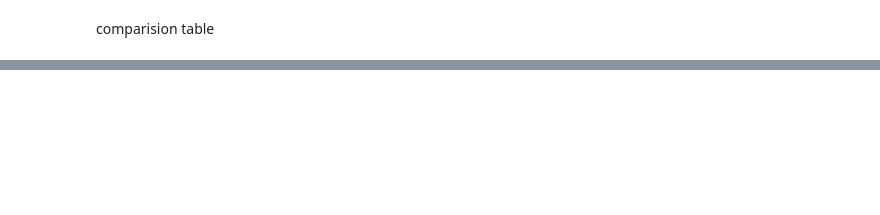
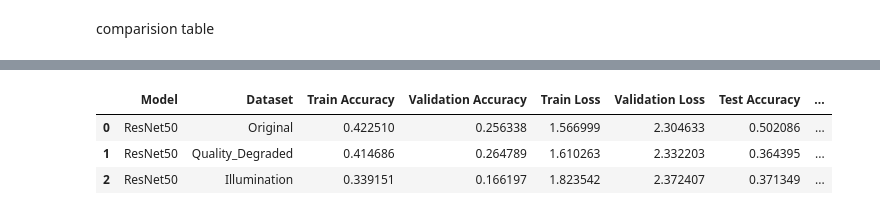
Before and after one commit to akhilrattan/machine-learning, a Jupyter notebook: transferLearning.ipynb, the cells around one changed output, grey strips where cells are left out. Cells and saved outputs as stored; diff of their text form; code cells hidden in the pictures; blank space fills up the shorter version.

```diff
--- a/transferLearning.ipynb
+++ b/transferLearning.ipynb
@@ -1041,74 +1044,74 @@ comparison_results = []
 
 # ------------------- VGG16 -------------------
 
-for dataset_name in metrics.keys():
+# for dataset_name in metrics.keys():
 
-    comparison_results.append({
+#     comparison_results.append({
 
-        "Model": "VGG16",
+#         "Model": "VGG16",
 
-        "Dataset": dataset_name,
+#         "Dataset": dataset_name,
 
-        "Train Accuracy":
-            max(history[dataset_name].history['accuracy']),
+#         "Train Accuracy":
+#             max(history[dataset_name].history['accuracy']),
 
-        "Validation Accuracy":
-            max(history[dataset_name].history['val_accuracy']),
+#         "Validation Accuracy":
+#             max(history[dataset_name].history['val_accuracy']),
 
-        "Train Loss":
-            min(history[dataset_name].history['loss']),
+#         "Train Loss":
+#             min(history[dataset_name].history['loss']),
 
-        "Validation Loss":
-            min(history[dataset_name].history['val_loss']),
+#         "Validation Loss":
+#             min(history[dataset_name].history['val_loss']),
 
-        "Test Accuracy":
-            metrics[dataset_name]["Accuracy"],
+#         "Test Accuracy":
+#             metrics[dataset_name]["Accuracy"],
 
-        "Precision":
-            metrics[dataset_name]["Precision"],
+#         "Precision":
+#             metrics[dataset_name]["Precision"],
 
-        "Recall":
-            metrics[dataset_name]["Recall"],
+#         "Recall":
+#             metrics[dataset_name]["Recall"],
 
-        "F1 Score":
-            metrics[dataset_name]["F1 Score"]
-    })
+#         "F1 Score":
+#             metrics[dataset_name]["F1 Score"]
+#     })
 
 
-# ---------------- MobileNetV2 ----------------
+# # ---------------- MobileNetV2 ----------------
 
-for dataset_name in mobilenet_metrics.keys():
+# for dataset_name in mobilenet_metrics.keys():
 
-    comparison_results.append({
+#     comparison_results.append({
 
-        "Model": "MobileNetV2",
+#         "Model": "MobileNetV2",
 
-        "Dataset": dataset_name,
+#         "Dataset": dataset_name,
 
-        "Train Accuracy":
-            max(mobilenet_history[dataset_name].history['accuracy']),
+#         "Train Accuracy":
+#             max(mobilenet_history[dataset_name].history['accuracy']),
 
-        "Validation Accuracy":
-            max(mobilenet_history[dataset_name].history['val_accuracy']),
+#         "Validation Accuracy":
+#             max(mobilenet_history[dataset_name].history['val_accuracy']),
 
-        "Train Loss":
-            min(mobilenet_history[dataset_name].history['loss']),
+#         "Train Loss":
+#             min(mobilenet_history[dataset_name].history['loss']),
 
-        "Validation Loss":
-            min(mobilenet_history[dataset_name].history['val_loss']),
+#         "Validation Loss":
+#             min(mobilenet_history[dataset_name].history['val_loss']),
 
-        "Test Accuracy":
-            mobilenet_metrics[dataset_name]["Accuracy"],
+#         "Test Accuracy":
+#             mobilenet_metrics[dataset_name]["Accuracy"],
 
-        "Precision":
-            mobilenet_metrics[dataset_name]["Precision"],
+#         "Precision":
+#             mobilenet_metrics[dataset_name]["Precision"],
 
-        "Recall":
-            mobilenet_metrics[dataset_name]["Recall"],
+#         "Recall":
+#             mobilenet_metrics[dataset_name]["Recall"],
 
-        "F1 Score":
-            mobilenet_metrics[dataset_name]["F1 Score"]
-    })
+#         "F1 Score":
+#             mobilenet_metrics[dataset_name]["F1 Score"]
+#     })
 
 
 # ----------------- ResNet50 ------------------
@@ -1155,3 +1157,7 @@ TypeError: 'History' object is not subscriptable
+|  | Model | Dataset | Train Accuracy | Validation Accuracy | Train Loss | Validation Loss | Test Accuracy | ... |
+| 0 | ResNet50 | Original | 0.422510 | 0.256338 | 1.566999 | 2.304633 | 0.502086 | ... |
+| 1 | ResNet50 | Quality_Degraded | 0.414686 | 0.264789 | 1.610263 | 2.332203 | 0.364395 | ... |
+| 2 | ResNet50 | Illumination | 0.339151 | 0.166197 | 1.823542 | 2.372407 | 0.371349 | ... |
 # %%
 comparison_df.to_csv(
     "Model_Comparison.csv",
```
Also changed, not shown: parts of 10 cells of this notebook.
